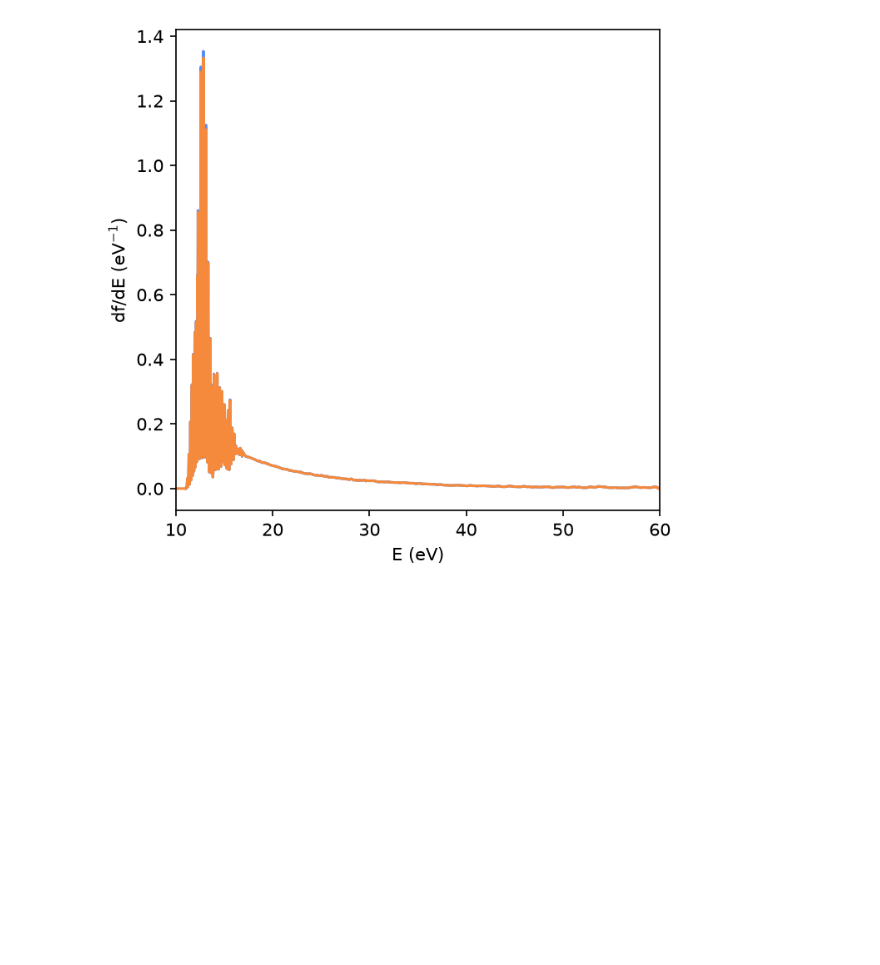
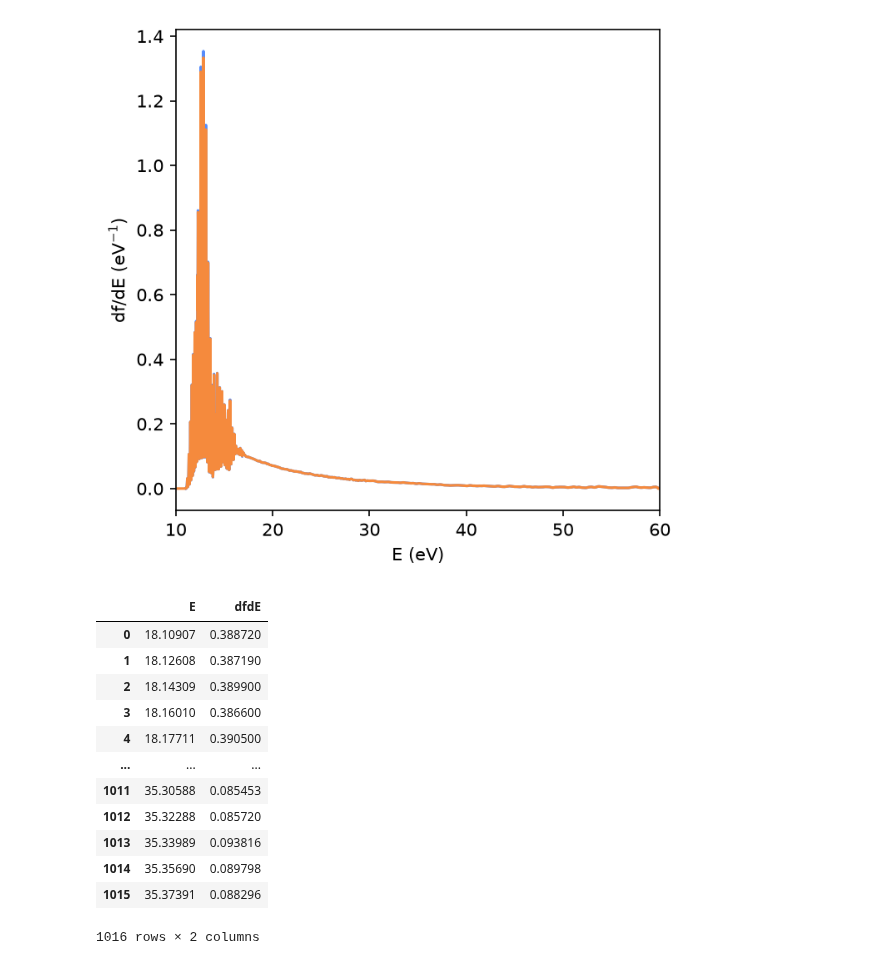
Before and after one commit to benjpjones/Project8ElectronScattering, a Jupyter notebook: OscillatorStrengthScattering.ipynb, the cells around one changed output. Saved outputs shown, nothing was run; the diff lists cells and outputs as text; code cells hidden in the pictures; blank space fills up the shorter version.

```diff
--- a/OscillatorStrengthScattering.ipynb
+++ b/OscillatorStrengthScattering.ipynb
@@ -39,5 +47,21 @@ plt.show()
 # %% [output]
 [figure]
 [figure]
+# %%
+pd.read_csv("./Data/OscStrengthKr.txt", skiprows=63,delimiter='\t',names=['E','dfdE'],dtype={'E':float,'dfdE':float},skipfooter=2)
+# %% [output]
+|  | E | dfdE |
+| 0 | 18.10907 | 0.388720 |
+| 1 | 18.12608 | 0.387190 |
+| 2 | 18.14309 | 0.389900 |
+| 3 | 18.16010 | 0.386600 |
+| 4 | 18.17711 | 0.390500 |
+| ... | ... | ... |
+| 1011 | 35.30588 | 0.085453 |
+| 1012 | 35.32288 | 0.085720 |
+| 1013 | 35.33989 | 0.093816 |
+| 1014 | 35.35690 | 0.089798 |
+| 1015 | 35.37391 | 0.088296 |
+1016 rows × 2 columns
 # %%
 Ts=np.linspace(1e2,20e3,1000)
```
Also changed, not shown: parts of 6 cells of this notebook, 1 other file.
